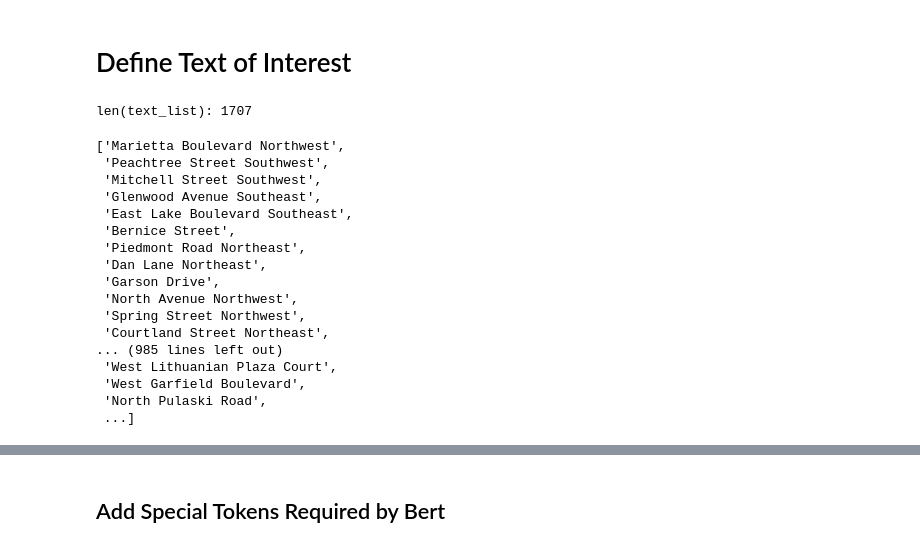
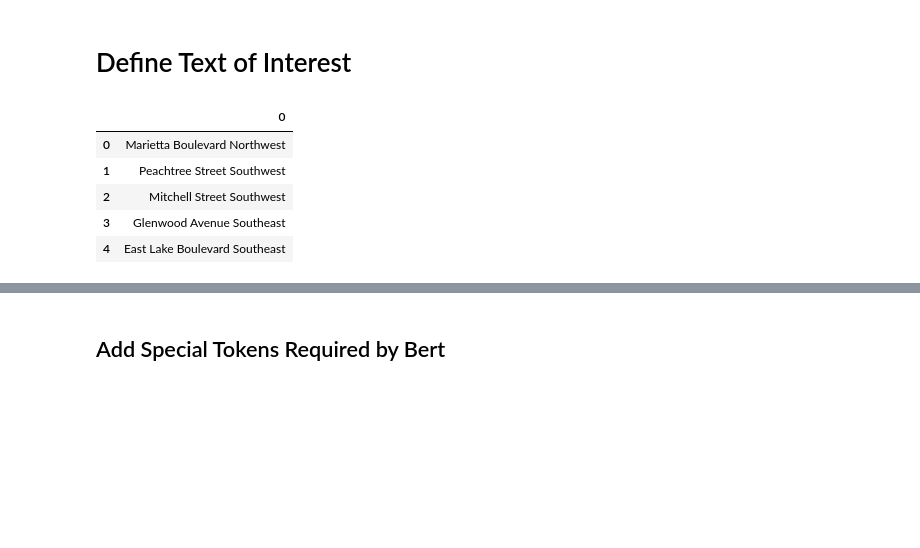
Before and after one commit to jlnerd/JLpyUtils, a Jupyter notebook: notebooks/example_BERT.ipynb, the cells around one changed output, grey strips where cells are left out. Cells and saved outputs as stored; diff of their text form; code cells hidden in the pictures; blank space fills up the shorter version.

```diff
--- a/notebooks/example_BERT.ipynb
+++ b/notebooks/example_BERT.ipynb
@@ -21,21 +44,9 @@ text_list = ['Marietta Boulevard Northwest', 'Peachtree Street Southwest', 'Mitc
-print('len(text_list):',len(text_list))
-text_list
+df = pd.DataFrame([text_list]).T
+df.head()
 # %% [output]
-len(text_list): 1707
-['Marietta Boulevard Northwest',
- 'Peachtree Street Southwest',
- 'Mitchell Street Southwest',
- 'Glenwood Avenue Southeast',
- 'East Lake Boulevard Southeast',
- 'Bernice Street',
- 'Piedmont Road Northeast',
- 'Dan Lane Northeast',
- 'Garson Drive',
- 'North Avenue Northwest',
- 'Spring Street Northwest',
- 'Courtland Street Northeast',
-... (985 lines left out)
- 'West Lithuanian Plaza Court',
- 'West Garfield Boulevard',
- 'North Pulaski Road',
- ...]
+|  | 0 |
+| 0 | Marietta Boulevard Northwest |
+| 1 | Peachtree Street Southwest |
+| 2 | Mitchell Street Southwest |
+| 3 | Glenwood Avenue Southeast |
+| 4 | East Lake Boulevard Southeast |
```
Also changed, not shown: parts of 17 cells of this notebook, 48 other files.
